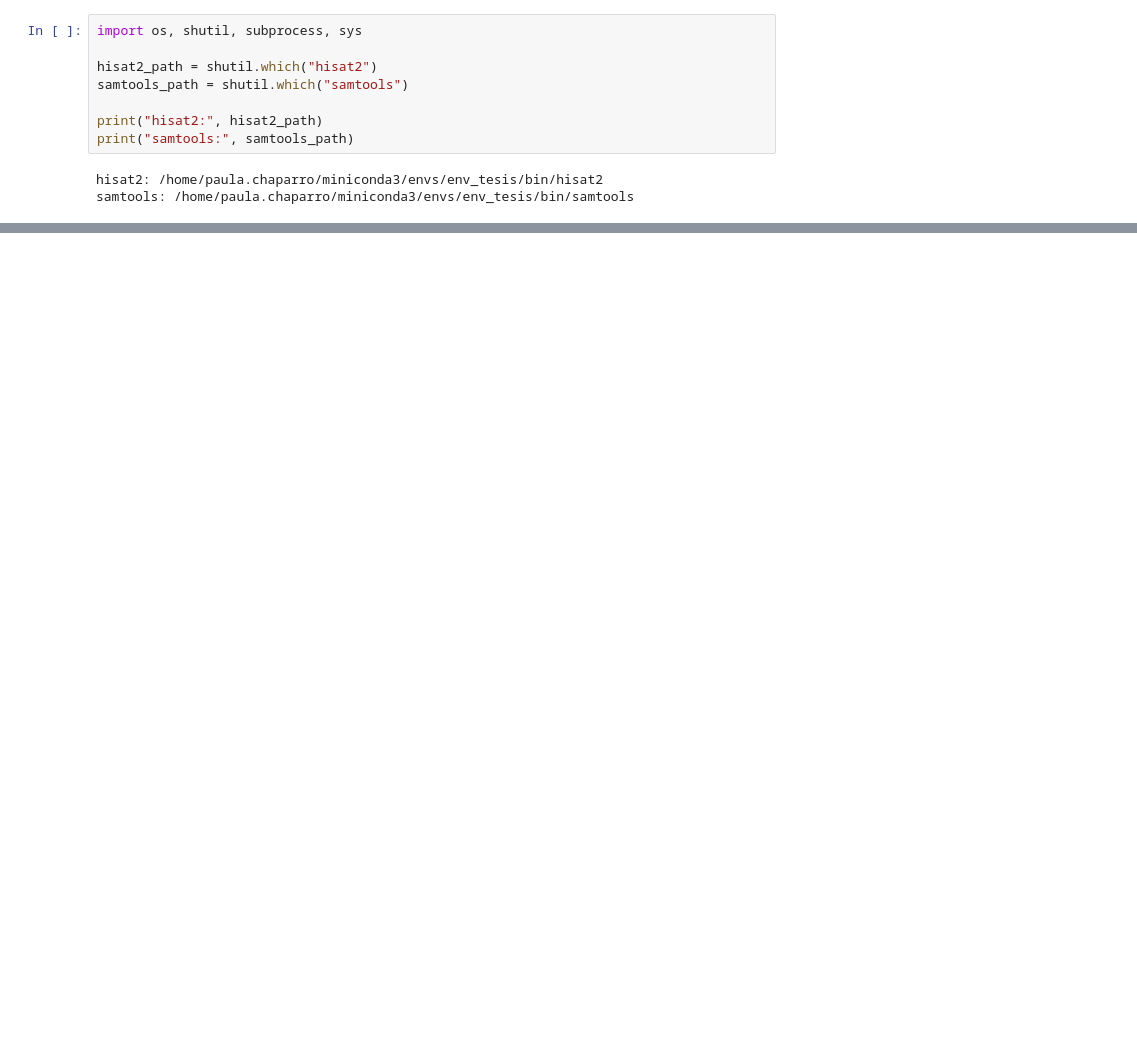
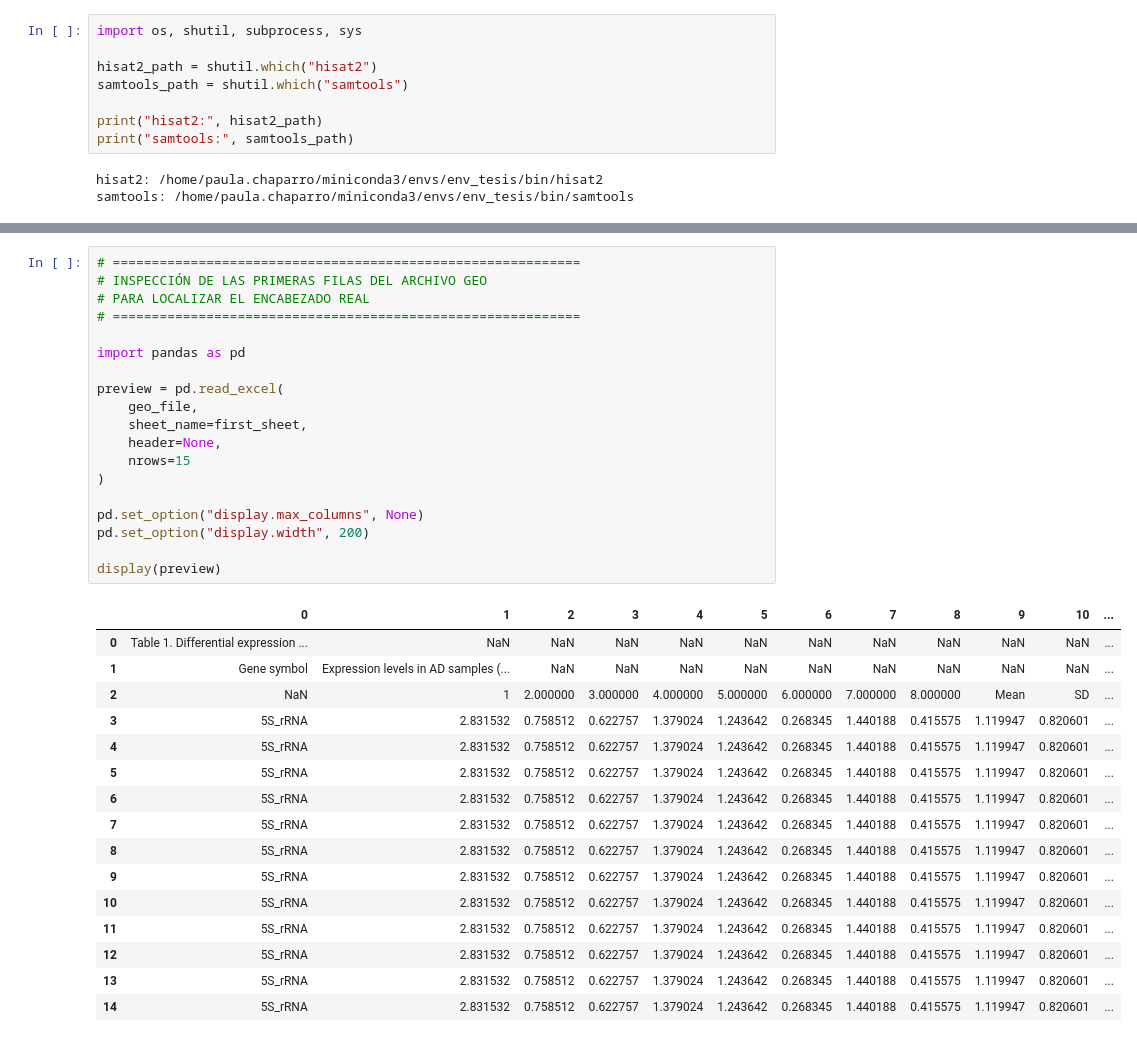
Before and after one commit to paulachaparro-collab/RNA-Seq-data-analysis, a Jupyter notebook: tesis.ipynb, the cells around one changed output, grey strips where cells are left out. Saved outputs shown, nothing was run; the diff lists cells and outputs as text; blank space fills up the shorter version.

```diff
--- a/tesis.ipynb
+++ b/tesis.ipynb
@@ -464,0 +8222,36 @@ SystemExit: 1
+# %%
+# ============================================================
+# INSPECCIÓN DE LAS PRIMERAS FILAS DEL ARCHIVO GEO
+# PARA LOCALIZAR EL ENCABEZADO REAL
+# ============================================================
+
+import pandas as pd
+
+preview = pd.read_excel(
+    geo_file,
+    sheet_name=first_sheet,
+    header=None,
+    nrows=15
+)
+
+pd.set_option("display.max_columns", None)
+pd.set_option("display.width", 200)
+
+display(preview)
+# %% [output]
+|  | 0 | 1 | 2 | 3 | 4 | 5 | 6 | 7 | 8 | 9 | 10 | ... |
+| 0 | Table 1. Differential expression ... | NaN | NaN | NaN | NaN | NaN | NaN | NaN | NaN | NaN | NaN | ... |
+| 1 | Gene symbol | Expression levels in AD samples (... | NaN | NaN | NaN | NaN | NaN | NaN | NaN | NaN | NaN | ... |
+| 2 | NaN | 1 | 2.000000 | 3.000000 | 4.000000 | 5.000000 | 6.000000 | 7.000000 | 8.000000 | Mean | SD | ... |
+| 3 | 5S_rRNA | 2.831532 | 0.758512 | 0.622757 | 1.379024 | 1.243642 | 0.268345 | 1.440188 | 0.415575 | 1.119947 | 0.820601 | ... |
+| 4 | 5S_rRNA | 2.831532 | 0.758512 | 0.622757 | 1.379024 | 1.243642 | 0.268345 | 1.440188 | 0.415575 | 1.119947 | 0.820601 | ... |
+| 5 | 5S_rRNA | 2.831532 | 0.758512 | 0.622757 | 1.379024 | 1.243642 | 0.268345 | 1.440188 | 0.415575 | 1.119947 | 0.820601 | ... |
+| 6 | 5S_rRNA | 2.831532 | 0.758512 | 0.622757 | 1.379024 | 1.243642 | 0.268345 | 1.440188 | 0.415575 | 1.119947 | 0.820601 | ... |
+| 7 | 5S_rRNA | 2.831532 | 0.758512 | 0.622757 | 1.379024 | 1.243642 | 0.268345 | 1.440188 | 0.415575 | 1.119947 | 0.820601 | ... |
+| 8 | 5S_rRNA | 2.831532 | 0.758512 | 0.622757 | 1.379024 | 1.243642 | 0.268345 | 1.440188 | 0.415575 | 1.119947 | 0.820601 | ... |
+| 9 | 5S_rRNA | 2.831532 | 0.758512 | 0.622757 | 1.379024 | 1.243642 | 0.268345 | 1.440188 | 0.415575 | 1.119947 | 0.820601 | ... |
+| 10 | 5S_rRNA | 2.831532 | 0.758512 | 0.622757 | 1.379024 | 1.243642 | 0.268345 | 1.440188 | 0.415575 | 1.119947 | 0.820601 | ... |
+| 11 | 5S_rRNA | 2.831532 | 0.758512 | 0.622757 | 1.379024 | 1.243642 | 0.268345 | 1.440188 | 0.415575 | 1.119947 | 0.820601 | ... |
+| 12 | 5S_rRNA | 2.831532 | 0.758512 | 0.622757 | 1.379024 | 1.243642 | 0.268345 | 1.440188 | 0.415575 | 1.119947 | 0.820601 | ... |
+| 13 | 5S_rRNA | 2.831532 | 0.758512 | 0.622757 | 1.379024 | 1.243642 | 0.268345 | 1.440188 | 0.415575 | 1.119947 | 0.820601 | ... |
+| 14 | 5S_rRNA | 2.831532 | 0.758512 | 0.622757 | 1.379024 | 1.243642 | 0.268345 | 1.440188 | 0.415575 | 1.119947 | 0.820601 | ... |
```
Also changed, not shown: parts of 146 cells of this notebook, 5 other files.
